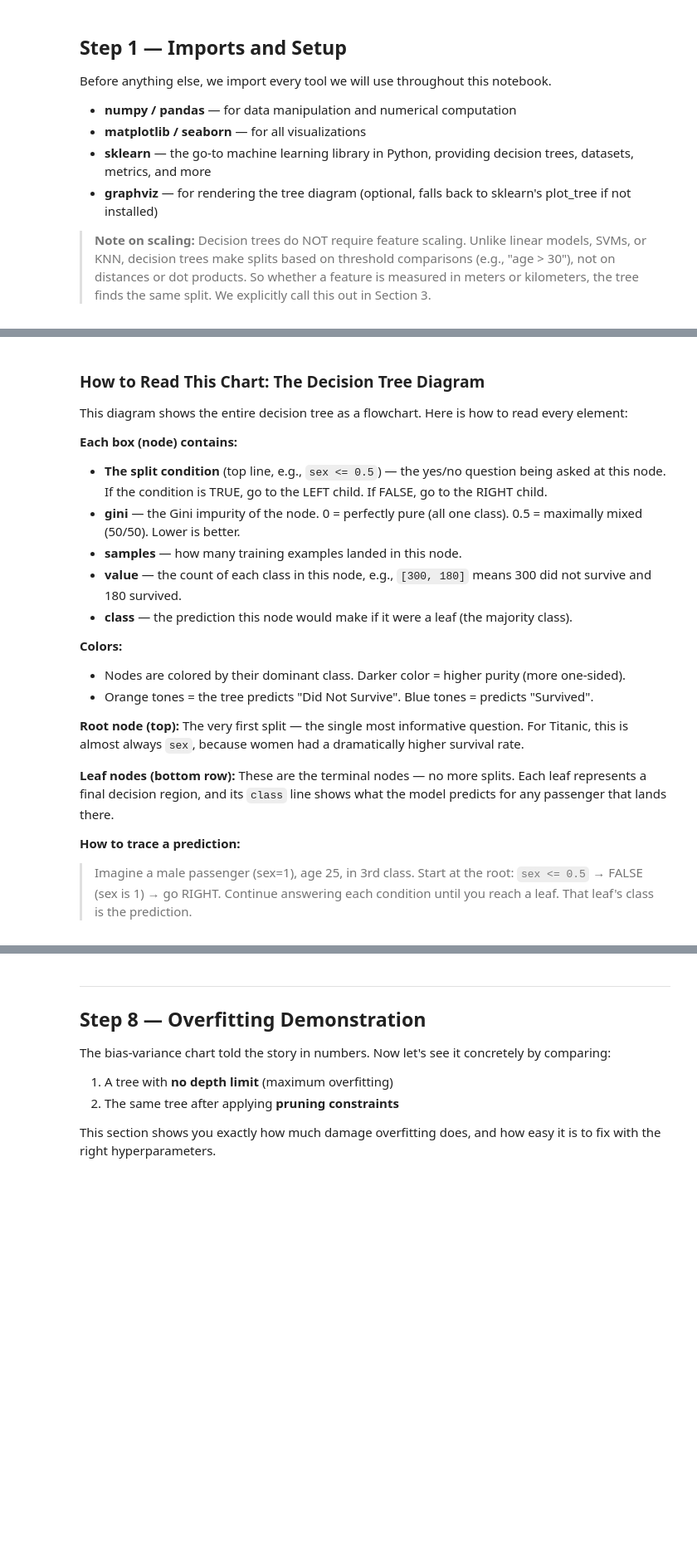
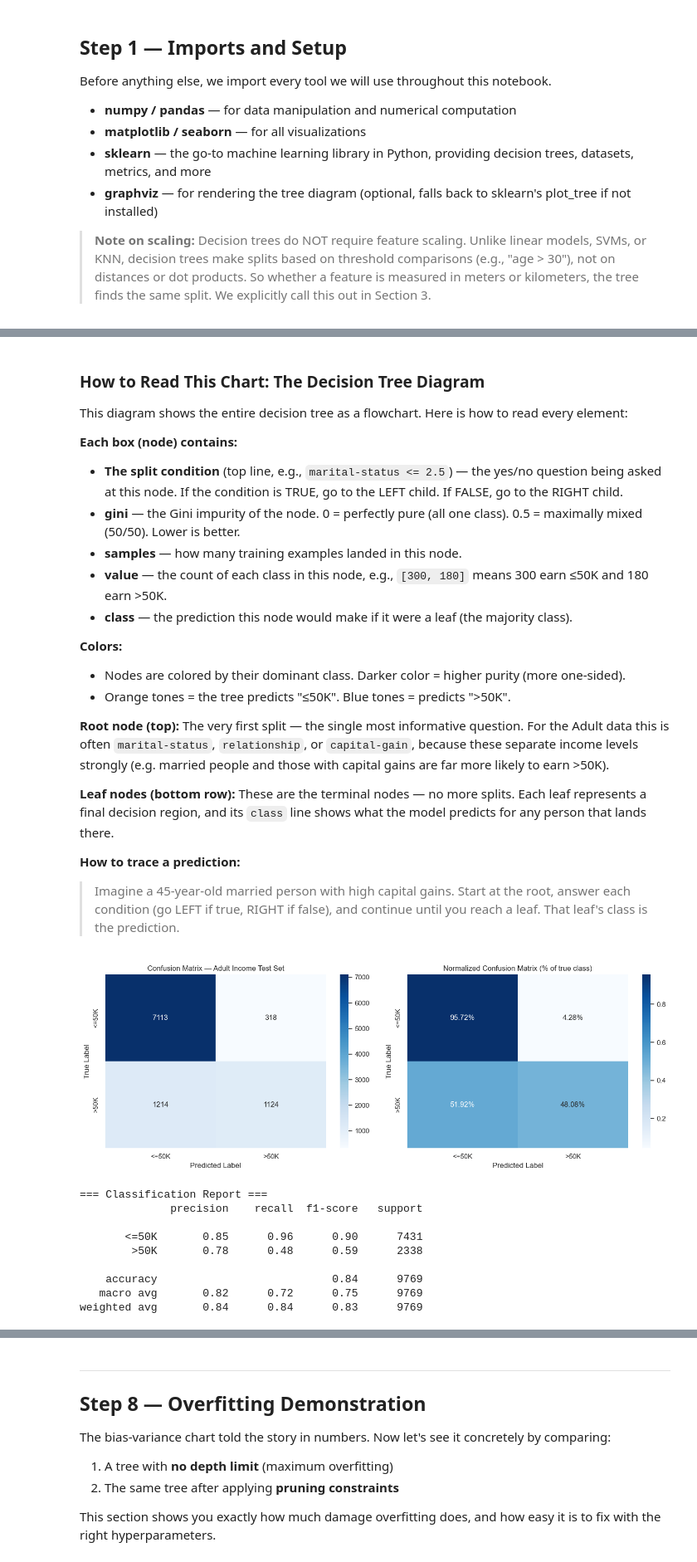
Before and after one commit to shiva-shivanibokka/Dive-Deeper-into-Supervised-Learning, a Jupyter notebook: 01_decision_trees.ipynb, the cells around one changed output, grey strips where cells are left out. Shown at 83% size. Drawn from its saved outputs; the diff is of its cells as text; code cells hidden in the pictures; blank space fills up the shorter version.

```diff
--- a/01_decision_trees.ipynb
+++ b/01_decision_trees.ipynb
@@ -317,56 +385,67 @@ plt.show()
 This diagram shows the entire decision tree as a flowchart. Here is how to read every element:
 
 **Each box (node) contains:**
-- **The split condition** (top line, e.g., `sex <= 0.5`) — the yes/no question being asked at this node. If the condition is TRUE, go to the LEFT child. If FALSE, go to the RIGHT child.
+- **The split condition** (top line, e.g., `marital-status <= 2.5`) — the yes/no question being asked at this node. If the condition is TRUE, go to the LEFT child. If FALSE, go to the RIGHT child.
 - **gini** — the Gini impurity of the node. 0 = perfectly pure (all one class). 0.5 = maximally mixed (50/50). Lower is better.
 - **samples** — how many training examples landed in this node.
-- **value** — the count of each class in this node, e.g., `[300, 180]` means 300 did not survive and 180 survived.
+- **value** — the count of each class in this node, e.g., `[300, 180]` means 300 earn ≤50K and 180 earn >50K.
 - **class** — the prediction this node would make if it were a leaf (the majority class).
 
 **Colors:**
 - Nodes are colored by their dominant class. Darker color = higher purity (more one-sided).
-- Orange tones = the tree predicts "Did Not Survive". Blue tones = predicts "Survived".
+- Orange tones = the tree predicts "≤50K". Blue tones = predicts ">50K".
 
-**Root node (top):** The very first split — the single most informative question. For Titanic, this is almost always `sex`, because women had a dramatically higher survival rate.
+**Root node (top):** The very first split — the single most informative question. For the Adult data this is often `marital-status`, `relationship`, or `capital-gain`, because these separate income levels strongly (e.g. married people and those with capital gains are far more likely to earn >50K).
 
-**Leaf nodes (bottom row):** These are the terminal nodes — no more splits. Each leaf represents a final decision region, and its `class` line shows what the model predicts for any passenger that lands there.
+**Leaf nodes (bottom row):** These are the terminal nodes — no more splits. Each leaf represents a final decision region, and its `class` line shows what the model predicts for any person that lands there.
 
 **How to trace a prediction:**
-> Imagine a male passenger (sex=1), age 25, in 3rd class. Start at the root: `sex <= 0.5` → FALSE (sex is 1) → go RIGHT. Continue answering each condition until you reach a leaf. That leaf's class is the prediction.
+> Imagine a 45-year-old married person with high capital gains. Start at the root, answer each condition (go LEFT if true, RIGHT if false), and continue until you reach a leaf. That leaf's class is the prediction.
 # %%
 # ─── CONFUSION MATRIX ───────────────────────────────────────────────────────────
 cm = confusion_matrix(y_test_t, y_pred_t)
 
 fig, axes = plt.subplots(1, 2, figsize=(14, 5))
 
 # Confusion matrix heatmap
 sns.heatmap(
     cm, annot=True, fmt='d', cmap='Blues',
-    xticklabels=['Did Not Survive', 'Survived'],
-    yticklabels=['Did Not Survive', 'Survived'],
+    xticklabels=['<=50K', '>50K'],
+    yticklabels=['<=50K', '>50K'],
     ax=axes[0]
 )
 axes[0].set_xlabel('Predicted Label')
 axes[0].set_ylabel('True Label')
-axes[0].set_title('Confusion Matrix — Titanic Test Set')
+axes[0].set_title('Confusion Matrix — Adult Income Test Set')
 
 # Normalized confusion matrix
 cm_norm = cm.astype(float) / cm.sum(axis=1, keepdims=True)
 sns.heatmap(
     cm_norm, annot=True, fmt='.2%', cmap='Blues',
-    xticklabels=['Did Not Survive', 'Survived'],
-    yticklabels=['Did Not Survive', 'Survived'],
+    xticklabels=['<=50K', '>50K'],
+    yticklabels=['<=50K', '>50K'],
     ax=axes[1]
 )
 axes[1].set_xlabel('Predicted Label')
 axes[1].set_ylabel('True Label')
 axes[1].set_title('Normalized Confusion Matrix (% of true class)')
 
 plt.tight_layout()
 plt.show()
 
 print("\n=== Classification Report ===")
-print(classification_report(y_test_t, y_pred_t, target_names=['Did Not Survive', 'Survived']))
+print(classification_report(y_test_t, y_pred_t, target_names=['<=50K', '>50K']))
+# %% [output]
+[figure, added]
+=== Classification Report ===
+              precision    recall  f1-score   support
+
+       <=50K       0.85      0.96      0.90      7431
+        >50K       0.78      0.48      0.59      2338
+
+    accuracy                           0.84      9769
+   macro avg       0.82      0.72      0.75      9769
+weighted avg       0.84      0.84      0.83      9769
 # %% [markdown]
 ### How to Read These Charts: Confusion Matrix
 
```
Also changed, not shown: parts of 27 cells of this notebook.
